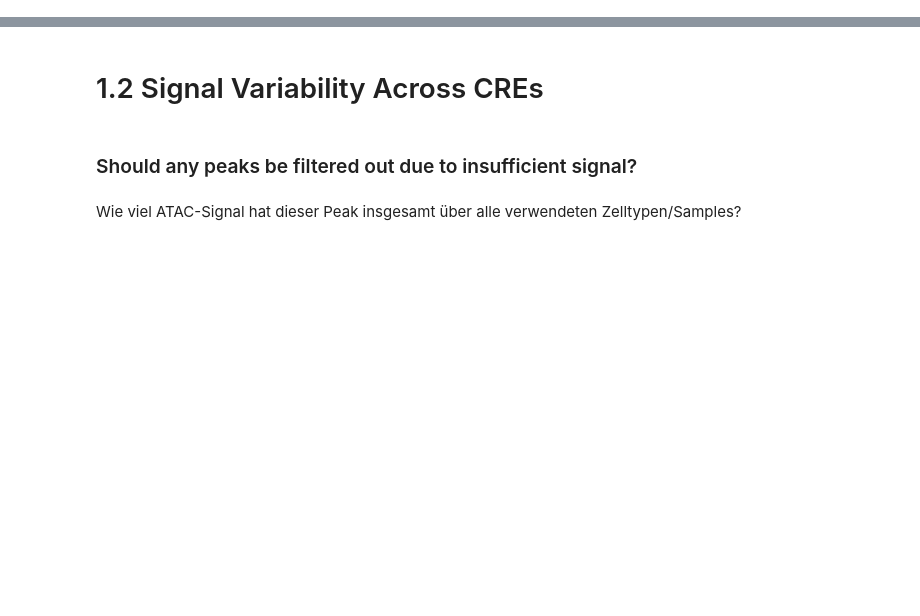
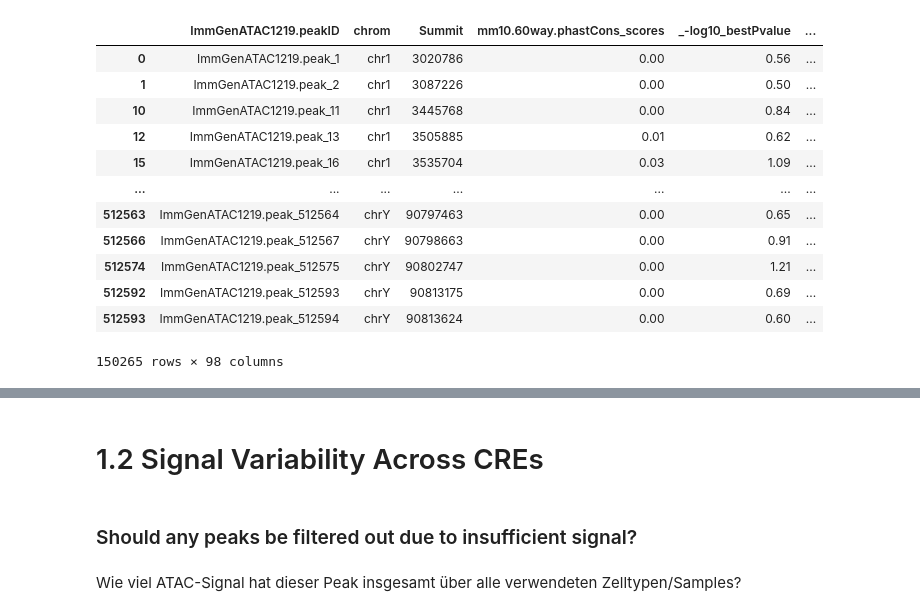
Before and after one commit to datascience-mobi-2026/topic04_team03, a Jupyter notebook: jupyter_rosa_3.ipynb, the cells around one changed output, grey strips where cells are left out. Saved outputs shown, nothing was run; the diff lists cells and outputs as text; code cells hidden in the pictures; blank space fills up the shorter version.

```diff
--- a/jupyter_rosa_3.ipynb
+++ b/jupyter_rosa_3.ipynb
@@ -0,0 +151,18 @@
+# %%
+not_Incl_sa = ATAC_data["Included.in.systematic.analysis"].isnull()
+logp_threshold_data = ATAC_data["_-log10_bestPvalue"] < -np.log10(0.05)
+ATAC_data[not_Incl_sa & logp_threshold_data]
+# %% [output]
+|  | ImmGenATAC1219.peakID | chrom | Summit | mm10.60way.phastCons_scores | _-log10_bestPvalue | ... |
+| 0 | ImmGenATAC1219.peak_1 | chr1 | 3020786 | 0.00 | 0.56 | ... |
+| 1 | ImmGenATAC1219.peak_2 | chr1 | 3087226 | 0.00 | 0.50 | ... |
+| 10 | ImmGenATAC1219.peak_11 | chr1 | 3445768 | 0.00 | 0.84 | ... |
+| 12 | ImmGenATAC1219.peak_13 | chr1 | 3505885 | 0.01 | 0.62 | ... |
+| 15 | ImmGenATAC1219.peak_16 | chr1 | 3535704 | 0.03 | 1.09 | ... |
+| ... | ... | ... | ... | ... | ... | ... |
+| 512563 | ImmGenATAC1219.peak_512564 | chrY | 90797463 | 0.00 | 0.65 | ... |
+| 512566 | ImmGenATAC1219.peak_512567 | chrY | 90798663 | 0.00 | 0.91 | ... |
+| 512574 | ImmGenATAC1219.peak_512575 | chrY | 90802747 | 0.00 | 1.21 | ... |
+| 512592 | ImmGenATAC1219.peak_512593 | chrY | 90813175 | 0.00 | 0.69 | ... |
+| 512593 | ImmGenATAC1219.peak_512594 | chrY | 90813624 | 0.00 | 0.60 | ... |
+150265 rows × 98 columns
```
Also changed, not shown: parts of 29 cells of this notebook, 1 other file.
